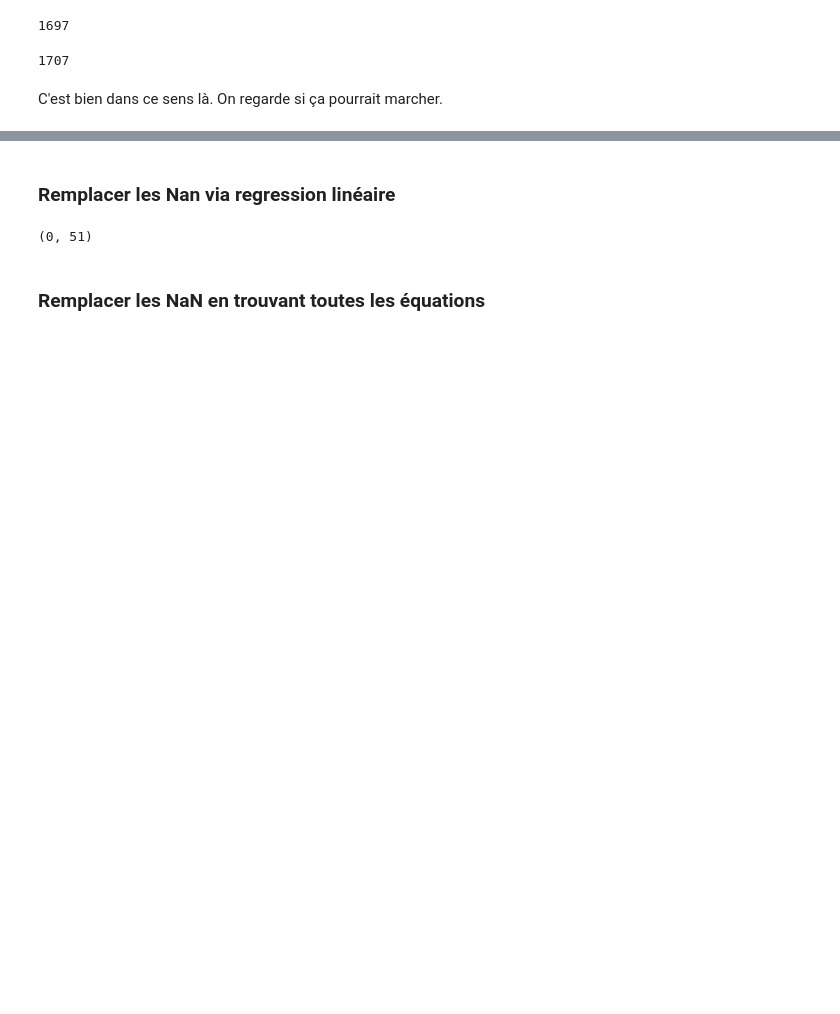
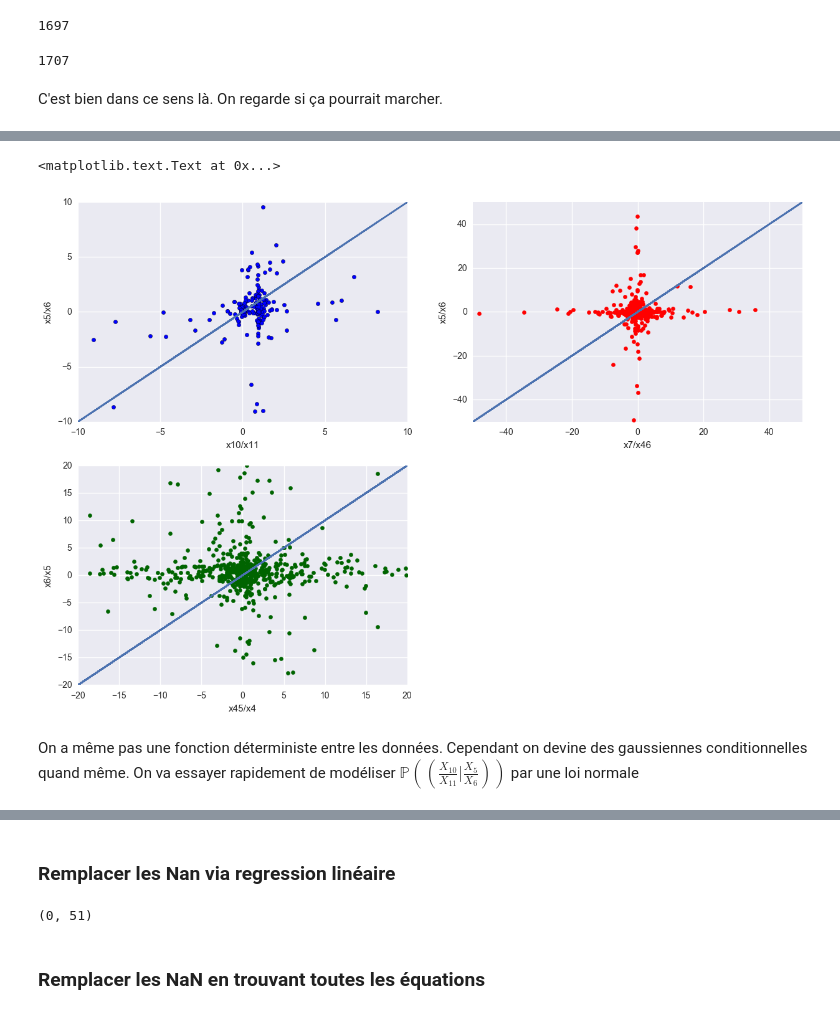
Before and after one commit to bigtdu53/failleIte, a Jupyter notebook: Code/bankrupcy_chanllenge.ipynb, the cells around one changed output, grey strips where cells are left out. Drawn from its saved outputs; the diff is of its cells as text; code cells hidden in the pictures; blank space fills up the shorter version.

```diff
--- a/Code/bankrupcy_chanllenge.ipynb
+++ b/Code/bankrupcy_chanllenge.ipynb
@@ -351,0 +352,44 @@ np.where(np.isnan(x10_esti))
+# %%
+x10_11=[train_via_def['x10'][j]/train['x11'][j] for j in range(2400)
+          if np.logical_and(not np.isnan(train['x10'][j]), not np.isnan(train['x11'][j]))]
+x5_6_1=[train_via_def['x5'][j]/train['x6'][j] for j in range(2400)
+          if np.logical_and(not np.isnan(train['x10'][j]), not np.isnan(train['x11'][j]))]
+x7_46=[train_via_def['x7'][j]/train['x46'][j] for j in range(2400)
+          if np.logical_and(not np.isnan(train['x46'][j]), not np.isnan(train['x7'][j]))]
+x5_6_2=[train_via_def['x5'][j]/train['x6'][j] for j in range(2400)
+          if np.logical_and(not np.isnan(train['x46'][j]), not np.isnan(train['x7'][j]))]
+x45_4=[train_via_def['x45'][j]/train['x4'][j] for j in range(2400)
+          if np.logical_and(not np.isnan(train['x45'][j]), not np.isnan(train['x4'][j]))]
+x6_5=[train_via_def['x6'][j]/train['x5'][j] for j in range(2400)
+          if np.logical_and(not np.isnan(train['x45'][j]), not np.isnan(train['x4'][j]))]
+# %%
+plt.figure(figsize=(15,10))
+plt.subplot(2,2,1)
+axes=plt.gca()
+plt.scatter(x10_11,x5_6_1)
+plt.plot(x10_11,x10_11)
+plt.xlabel('x10/x11')
+plt.ylabel('x5/x6')
+axes.set_xlim([-10,10])
+axes.set_ylim([-10,10])
+plt.subplot(2,2,2)
+axes=plt.gca()
+plt.scatter(x7_46,x5_6_2,color='r')
+plt.plot(x7_46,x7_46)
+axes.set_xlim([-50,50])
+axes.set_ylim([-50,50])
+plt.xlabel('x7/x46')
+plt.ylabel('x5/x6')
+plt.subplot(2,2,3)
+axes=plt.gca()
+plt.scatter(x45_4,x6_5,color='darkgreen')
+plt.plot(x45_4,x45_4)
+axes.set_xlim([-20,20])
+axes.set_ylim([-20,20])
+plt.xlabel('x45/x4')
+plt.ylabel('x6/x5')
+# %% [output]
+<matplotlib.text.Text at 0x...>
+[figure, added]
+# %% [markdown]
+On a même pas une fonction déterministe entre les données. Cependant on devine des gaussiennes conditionnelles quand même. On va essayer rapidement de modéliser $\mathbb{P}((\frac{X_{10}}{X_{11}}|\frac{X_{5}}{X_{6}}))$ par une loi normale
```
Also changed, not shown: parts of 16 cells of this notebook.
